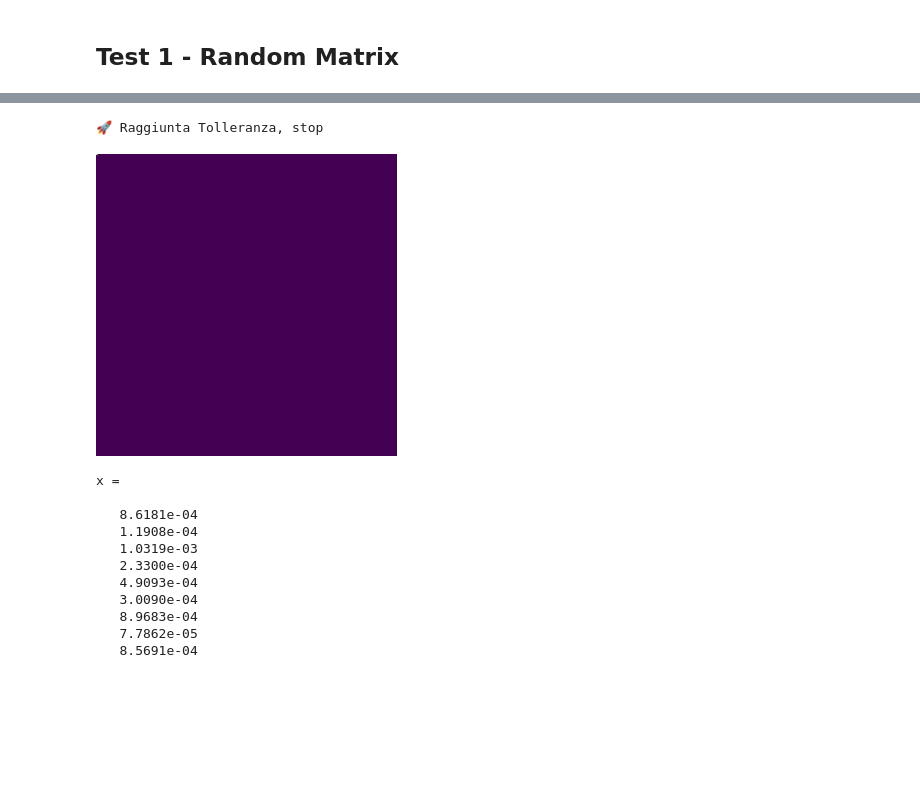
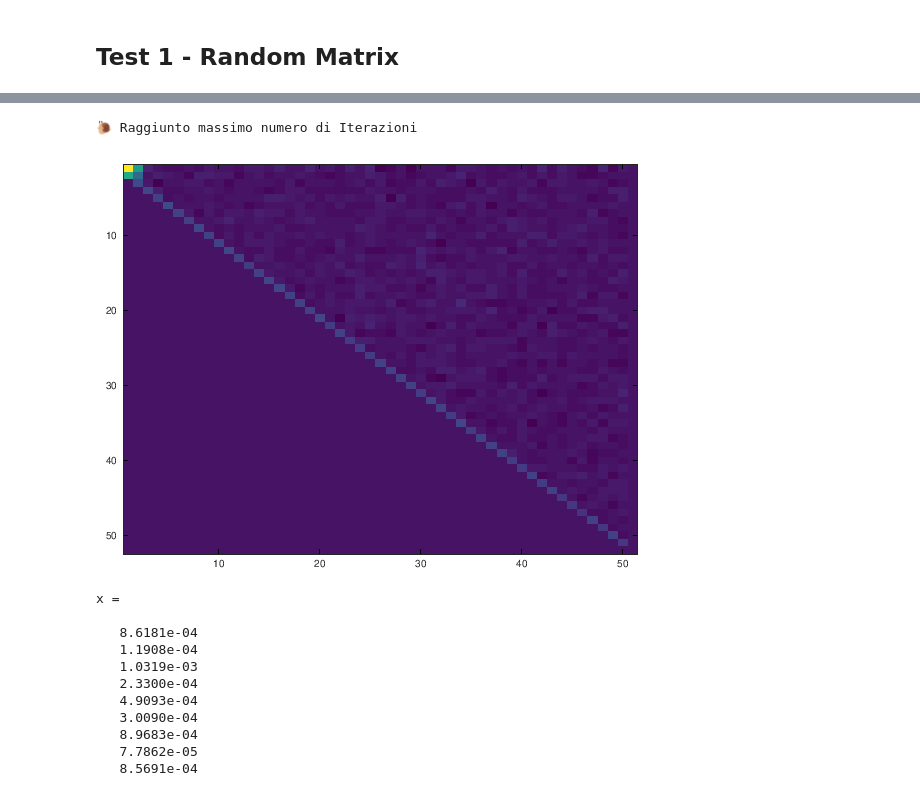
Before and after one commit to CristianCosci/GMRES, a Jupyter notebook: project/octave/octave_gmres.ipynb, the cells around one changed output, grey strips where cells are left out. Cells and saved outputs as stored; diff of their text form; code cells hidden in the pictures; blank space fills up the shorter version.

```diff
--- a/project/octave/octave_gmres.ipynb
+++ b/project/octave/octave_gmres.ipynb
@@ -138,10 +154,11 @@ endfunction
 % x0
 % L = gramschmidt(A)
 # %%
-[x, res] = mygmres(A, b, x0, 300, 1e-10);
+%[x, res] = mygmres(A, b, x0, 300, 1e-10);
+[x, res] = mygmres(A, b, x0, 50, 1e-10, 4);
 # %% [output]
-🚀 Raggiunta Tolleranza, stop
+🐌 Raggiunto massimo numero di Iterazioni
-[figure, old version]
+[figure, new version]
 # %%
 x
 x_true = A\b
```
Also changed, not shown: parts of 6 cells of this notebook.
